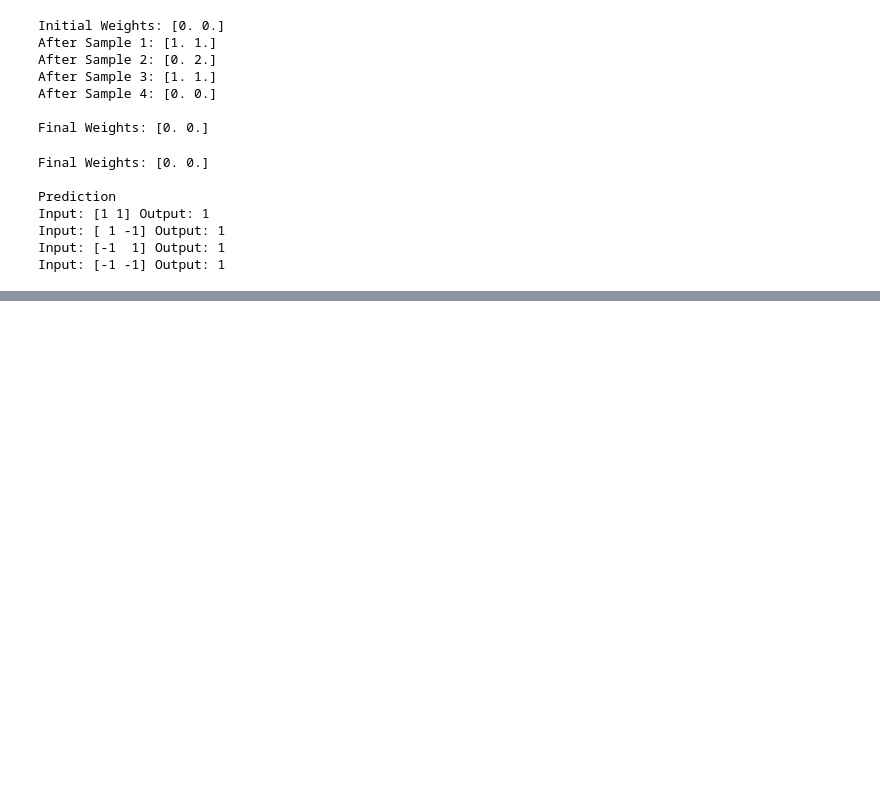
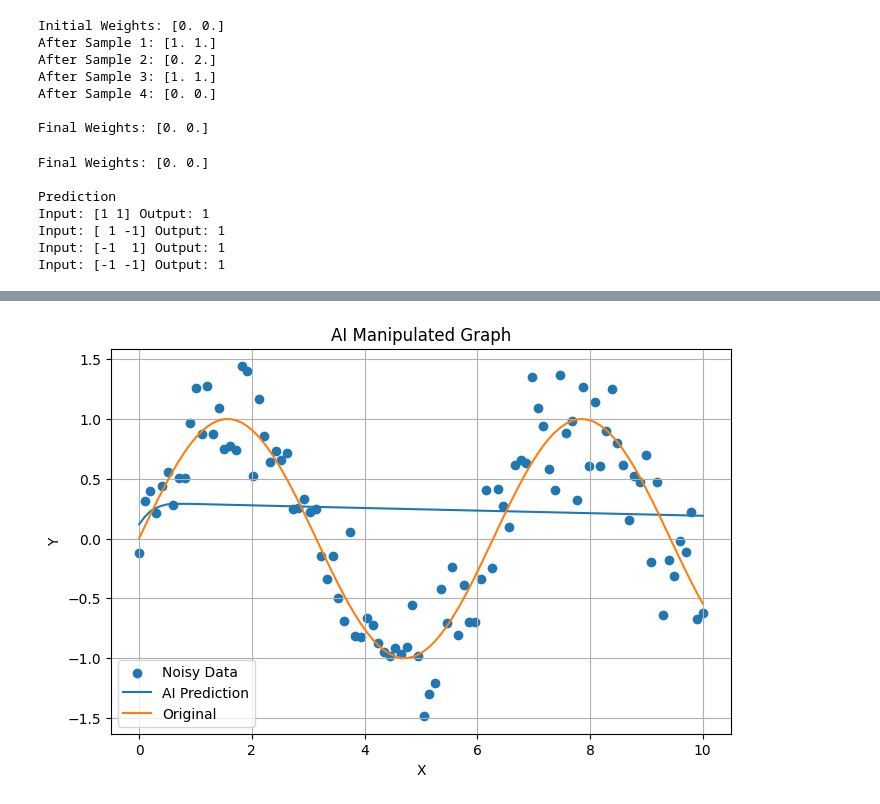
Before and after one commit to aniketbaghel9040-cyber/Basic_Hebb_Learning.ipynb, a Jupyter notebook: Basic_Hebb_Learning.ipynb, the cells around one changed output, grey strips where cells are left out. Saved outputs shown, nothing was run; the diff lists cells and outputs as text; code cells hidden in the pictures; blank space fills up the shorter version.

```diff
--- a/Basic_Hebb_Learning.ipynb
+++ b/Basic_Hebb_Learning.ipynb
@@ -73,0 +108,11 @@ Input: [-1 -1] Output: 1
+# %%
+model = Sequential([
+    Dense(64, activation='relu', input_shape=(1,)),
+    Dense(64, activation='relu'),
+    Dense(1)
+])
+
+model.compile(
+    optimizer='adam',
+    loss='mse'
+)
@@ -73,0 +128,27 @@ Input: [-1 -1] Output: 1
+# %%
+prediction = model.predict(x)
+
+plt.figure(figsize=(8,5))
+
+plt.scatter(x, y_noisy, label="Noisy Data")
+
+plt.plot(
+    x,
+    prediction,
+    label="AI Prediction"
+)
+
+plt.plot(
+    x,
+    y,
+    label="Original"
+)
+
+plt.title("AI Manipulated Graph")
+plt.xlabel("X")
+plt.ylabel("Y")
+plt.legend()
+plt.grid()
+
+plt.show()
+# %% [output]
@@ -73,0 +156 @@ Input: [-1 -1] Output: 1
+[figure, added]
```
Also changed, not shown: parts of 6 cells of this notebook.
